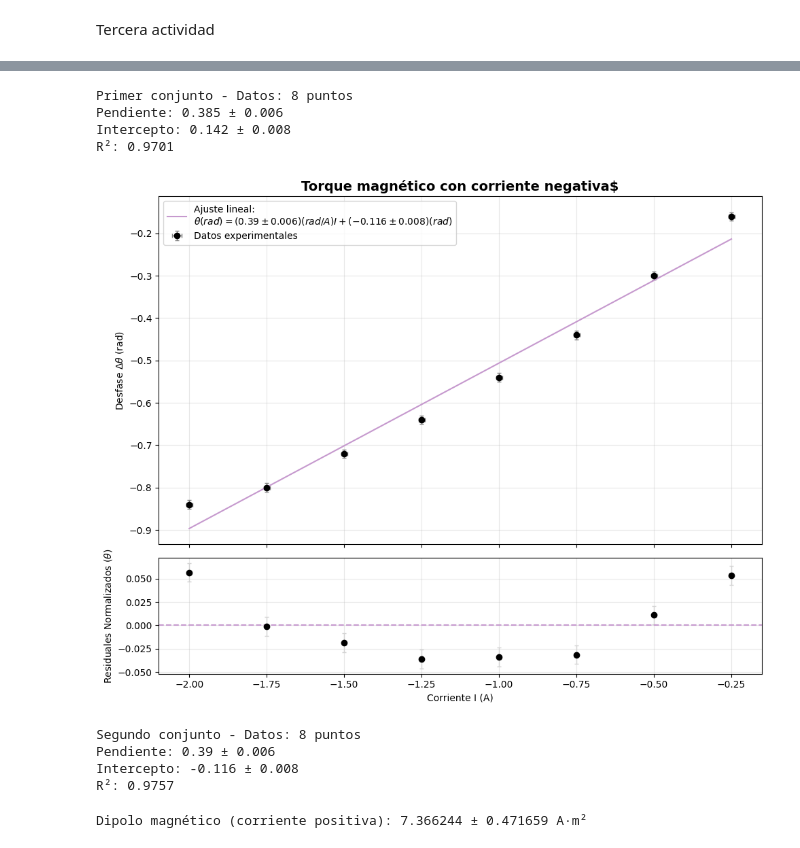
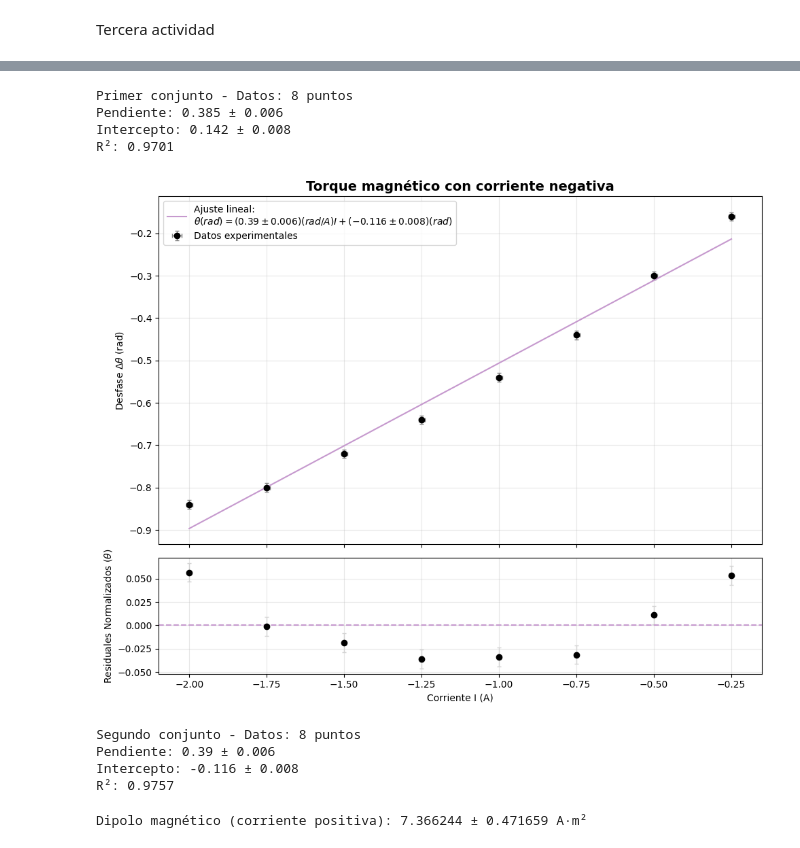
Before and after one commit to JessiDaniL/intermedio_cata_dani, a Jupyter notebook: actividad_4.ipynb, the cells around one changed output, grey strips where cells are left out. Saved outputs shown, nothing was run; the diff lists cells and outputs as text; code cells hidden in the pictures.

```diff
--- a/actividad_4.ipynb
+++ b/actividad_4.ipynb
@@ -105,7 +105,7 @@ ax2.errorbar(angulo, resid,
 
 ax2.axhline(y=0, color='#95F4B9', linestyle='--', linewidth=1)
 ax2.set_xlabel(r'Ángulo $\theta$ (rad)', fontsize=12)
-ax2.set_ylabel('Residuales (V)', fontsize=12)
+ax2.set_ylabel('Residuales Normalizados (V)', fontsize=12)
 ax2.grid(True, alpha=0.3)
 
 # Ajustar límites de residuales para mejor visualización
@@ -166,7 +166,7 @@ in_tau2 = 9.81 * masa2 * r_in
 
 # Funciones para el ajuste
 def f(x, m, b):
-    return (-1)*m*x + b
+    return m*x + b
 
 def format_with_error(value, error):
     """Devuelve valor ± error con 1 cifra significativa en el error"""
@@ -447,7 +447,7 @@ def fit_and_plot(ax1, ax2, x, y, yerr, title):
     y_fit = f(x_fit, m, b)
 
 
-    ax1.errorbar(x, y, xerr=des_in, yerr=yerr, fmt="o", color="black", ecolor="gray", elinewidth=1, capsize=2, label="Datos experimentales")
+    ax1.errorbar(x, y, xerr=in_a, yerr=yerr, fmt="o", color="black", ecolor="gray", elinewidth=1, capsize=2, label="Datos experimentales")
 
     ax1.plot(x_fit, y_fit, color="#C699CE",
              label=(fr"Ajuste lineal:" "\n"
@@ -467,53 +467,53 @@ def fit_and_plot(ax1, ax2, x, y, yerr, title):
 
     return m_val, m_err, b_val, b_err, r2
 
 # Crear figura y graficar PRIMER conjunto
 fig, (ax1, ax2) = plt.subplots(2, 1, figsize=(10, 8), sharex=True,
                               gridspec_kw={'height_ratios': [3, 1]})
 m4, m_err4, b4, b_err4, r2_4 = fit_and_plot(ax1, ax2, I1, a1, in_a, r"Torque magnético con corriente positiva")
 plt.tight_layout()
 plt.show()
 
 print(f"Primer conjunto - Datos: {len(I1)} puntos")
 print(f"Pendiente: {m4} ± {m_err4}")
 print(f"Intercepto: {b4} ± {b_err4}")
 print(f"R²: {r2_4:.4f}")
 
 # Crear figura y graficar SEGUNDO conjunto
 fig, (ax1, ax2) = plt.subplots(2, 1, figsize=(10, 8), sharex=True, gridspec_kw={'height_ratios': [3, 1]})
-m5, m_err5, b5, b_err5, r2_5 = fit_and_plot(ax1, ax2, I2, a2, in_a, r"Torque magnético con corriente negativa$")
+m5, m_err5, b5, b_err5, r2_5 = fit_and_plot(ax1, ax2, I2, a2, in_a, r"Torque magnético con corriente negativa")
 plt.tight_layout()
 plt.show()
 
 print(f"\nSegundo conjunto - Datos: {len(I2)} puntos")
 print(f"Pendiente: {m5} ± {m_err5}")
 print(f"Intercepto: {b5} ± {b_err5}")
 print(f"R²: {r2_5:.4f}")
 # %% [output]
 [figure]
 Primer conjunto - Datos: 8 puntos
 Pendiente: 0.385 ± 0.006
 Intercepto: 0.142 ± 0.008
 R²: 0.9701
-[figure, old version]
+[figure, new version]
 Segundo conjunto - Datos: 8 puntos
 Pendiente: 0.39 ± 0.006
 Intercepto: -0.116 ± 0.008
 R²: 0.9757
-# %%
-#Cálculo del dipolo magnetico
-
-helmholtz = 3234e-6 # T/A
-dipolo1 = m4 * constante_k / helmholtz
-
-dipolo1
-
-#Incertidumbre de u
-
-d_dipolo1_m4 = dipolo1 * (m_err4 / m4)
-d_dipolo1_k = dipolo1 * (d_k / constante_k)
-d_dipolo1 = np.sqrt(d_dipolo1_m4**2 + d_dipolo1_k**2)
-
-print(f"\nDipolo magnético (corriente positiva): {dipolo1:.6f} ± {d_dipolo1:.6f} A·m²")
-# %% [output]
-Dipolo magnético (corriente positiva): 7.366244 ± 0.471659 A·m²
+# %%
+#Cálculo del dipolo magnetico
+
+helmholtz = 3234e-6 # T/A
+dipolo1 = m4 * constante_k / helmholtz
+
+dipolo1
+
+#Incertidumbre de u
+
+d_dipolo1_m4 = dipolo1 * (m_err4 / m4)
+d_dipolo1_k = dipolo1 * (d_k / constante_k)
+d_dipolo1 = np.sqrt(d_dipolo1_m4**2 + d_dipolo1_k**2)
+
+print(f"\nDipolo magnético (corriente positiva): {dipolo1:.6f} ± {d_dipolo1:.6f} A·m²")
+# %% [output]
+Dipolo magnético (corriente positiva): 7.366244 ± 0.471659 A·m²
```
Also changed, not shown: parts of 4 cells of this notebook.
